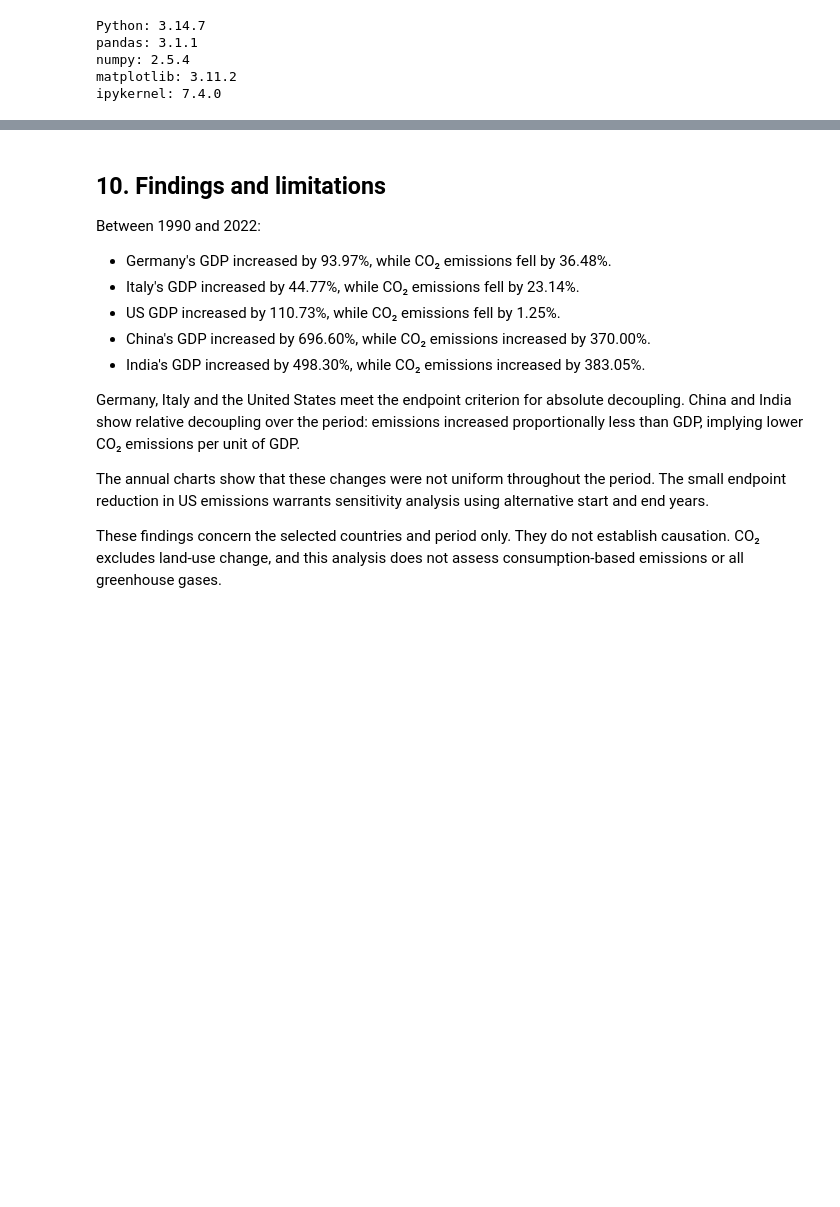
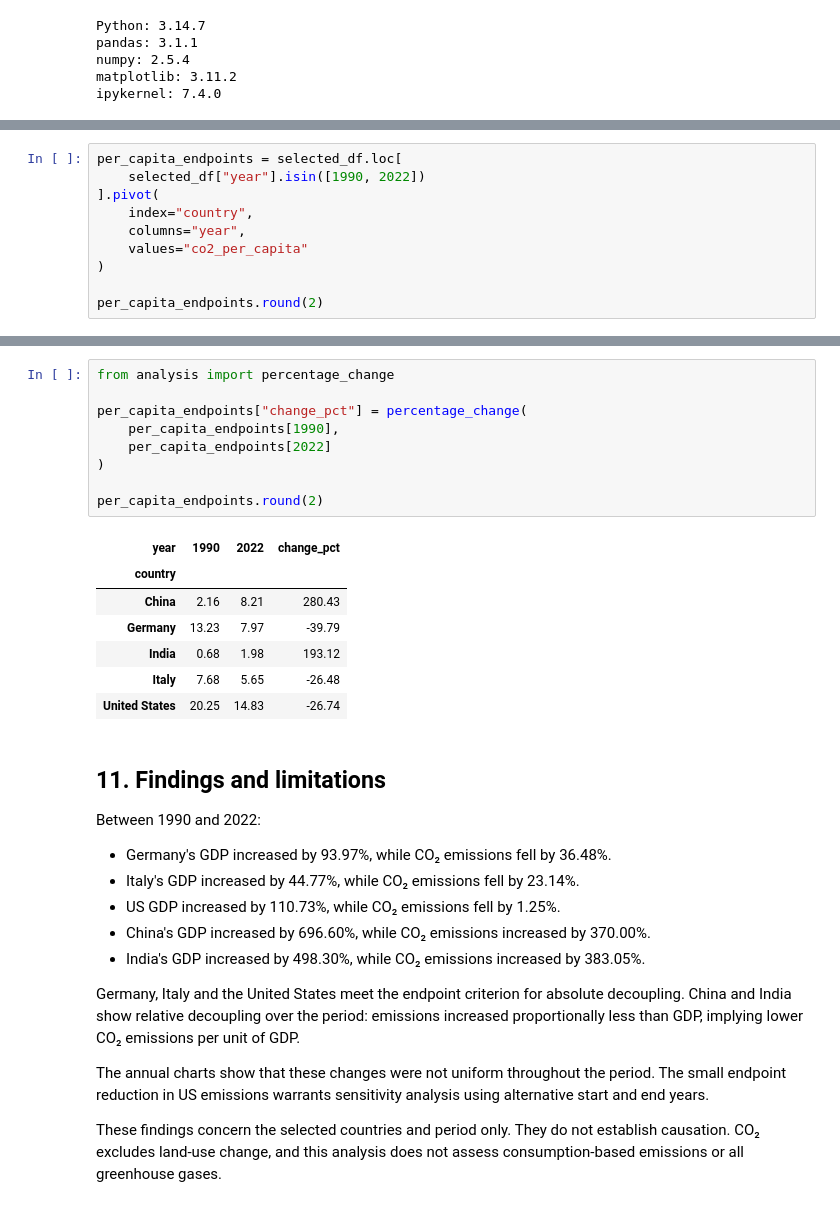
Before and after one commit to hossein-esmaeili2000/unimi-python-project-2026, a Jupyter notebook: green_growth.ipynb, the cells around one changed output, grey strips where cells are left out. Drawn from its saved outputs; the diff is of its cells as text; blank space fills up the shorter version.

```diff
--- a/green_growth.ipynb
+++ b/green_growth.ipynb
@@ -430,0 +466,10 @@ ipykernel: 7.4.0
+# %%
+per_capita_endpoints = selected_df.loc[
+    selected_df["year"].isin([1990, 2022])
+].pivot(
+    index="country",
+    columns="year",
+    values="co2_per_capita"
+)
+
+per_capita_endpoints.round(2)
@@ -431,5 +496,22 @@ ipykernel: 7.4.0
+# %%
+from analysis import percentage_change
+
+per_capita_endpoints["change_pct"] = percentage_change(
+    per_capita_endpoints[1990],
+    per_capita_endpoints[2022]
+)
+
+per_capita_endpoints.round(2)
+# %% [output]
+| year | 1990 | 2022 | change_pct |
+| country |  |  |  |
+| China | 2.16 | 8.21 | 280.43 |
+| Germany | 13.23 | 7.97 | -39.79 |
+| India | 0.68 | 1.98 | 193.12 |
+| Italy | 7.68 | 5.65 | -26.48 |
+| United States | 20.25 | 14.83 | -26.74 |
 # %% [markdown]
-## 10. Findings and limitations
+## 11. Findings and limitations
 
 Between 1990 and 2022:
 
```
Also changed, not shown: parts of 4 cells of this notebook, 4 other files.
